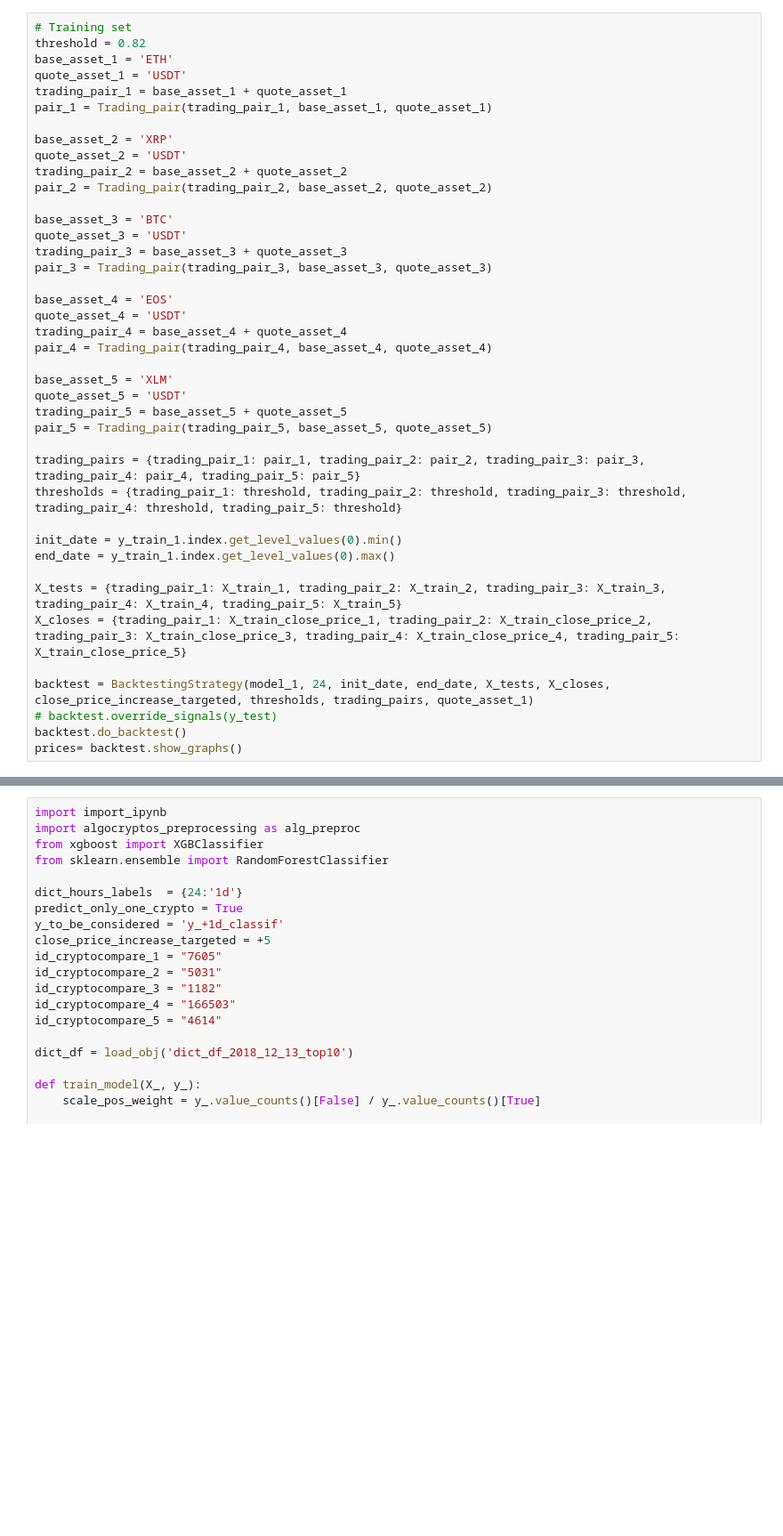
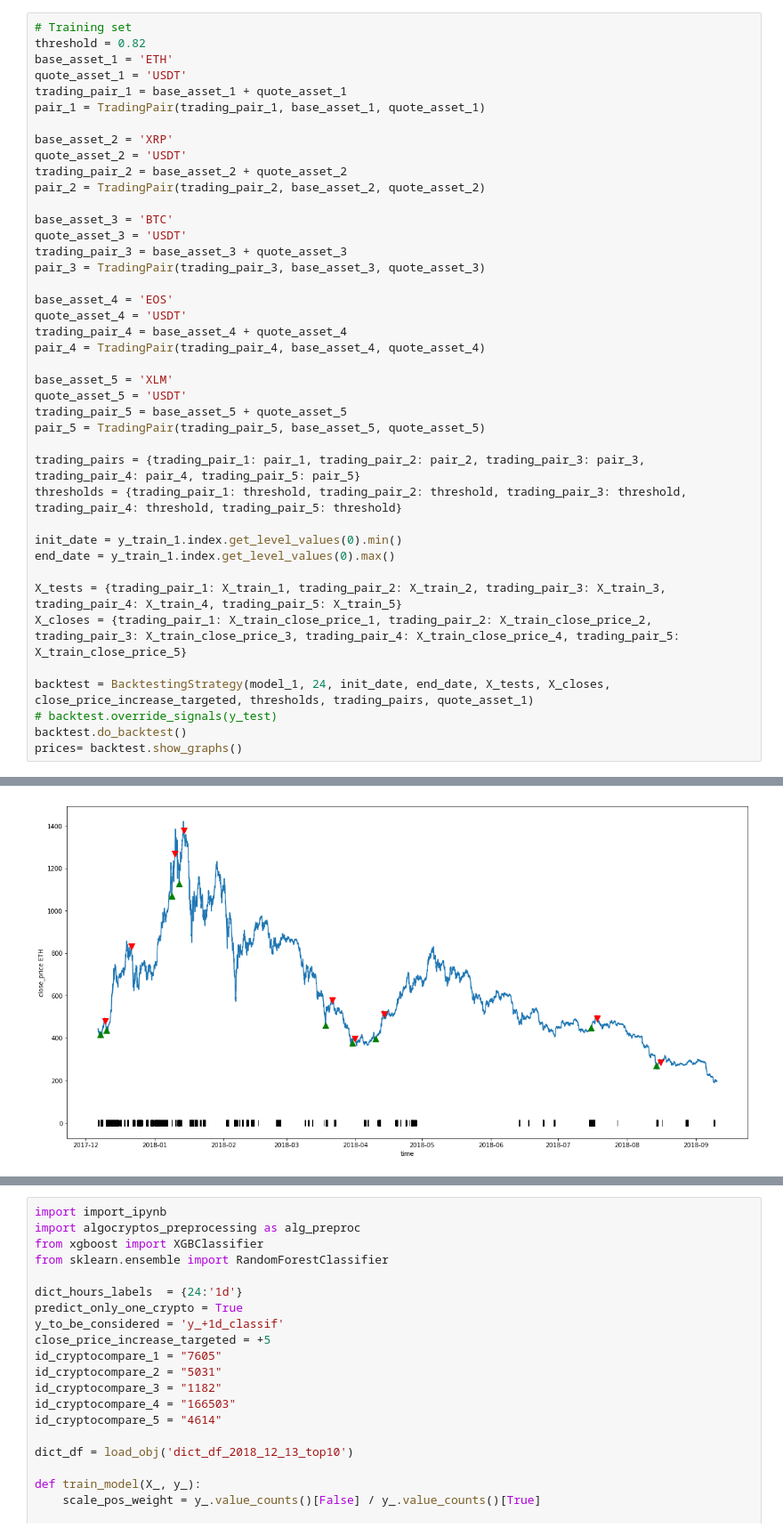
Before and after one commit to cysacenda/algocryptos, a Jupyter notebook: notebooks/ML/algocryptos_backtesting_final.ipynb, the cells around one changed output, grey strips where cells are left out. Shown at 89% size. Saved outputs shown, nothing was run; the diff lists cells and outputs as text; blank space fills up the shorter version.

```diff
--- a/notebooks/ML/algocryptos_backtesting_final.ipynb
+++ b/notebooks/ML/algocryptos_backtesting_final.ipynb
@@ -597,27 +89,27 @@ threshold = 0.82
 base_asset_1 = 'ETH'
 quote_asset_1 = 'USDT'
 trading_pair_1 = base_asset_1 + quote_asset_1
-pair_1 = Trading_pair(trading_pair_1, base_asset_1, quote_asset_1)
+pair_1 = TradingPair(trading_pair_1, base_asset_1, quote_asset_1)
 
 base_asset_2 = 'XRP'
 quote_asset_2 = 'USDT'
 trading_pair_2 = base_asset_2 + quote_asset_2
-pair_2 = Trading_pair(trading_pair_2, base_asset_2, quote_asset_2)
+pair_2 = TradingPair(trading_pair_2, base_asset_2, quote_asset_2)
 
 base_asset_3 = 'BTC'
 quote_asset_3 = 'USDT'
 trading_pair_3 = base_asset_3 + quote_asset_3
-pair_3 = Trading_pair(trading_pair_3, base_asset_3, quote_asset_3)
+pair_3 = TradingPair(trading_pair_3, base_asset_3, quote_asset_3)
 
 base_asset_4 = 'EOS'
 quote_asset_4 = 'USDT'
 trading_pair_4 = base_asset_4 + quote_asset_4
-pair_4 = Trading_pair(trading_pair_4, base_asset_4, quote_asset_4)
+pair_4 = TradingPair(trading_pair_4, base_asset_4, quote_asset_4)
 
 base_asset_5 = 'XLM'
 quote_asset_5 = 'USDT'
 trading_pair_5 = base_asset_5 + quote_asset_5
-pair_5 = Trading_pair(trading_pair_5, base_asset_5, quote_asset_5)
+pair_5 = TradingPair(trading_pair_5, base_asset_5, quote_asset_5)
 
 trading_pairs = {trading_pair_1: pair_1, trading_pair_2: pair_2, trading_pair_3: pair_3, trading_pair_4: pair_4, trading_pair_5: pair_5}
 thresholds = {trading_pair_1: threshold, trading_pair_2: threshold, trading_pair_3: threshold, trading_pair_4: threshold, trading_pair_5: threshold}
@@ -636,0 +145 @@ NameError: name 'y_train_1' is not defined
+[figure, added]
```
Also changed, not shown: parts of 6 cells of this notebook, 1 other file.
